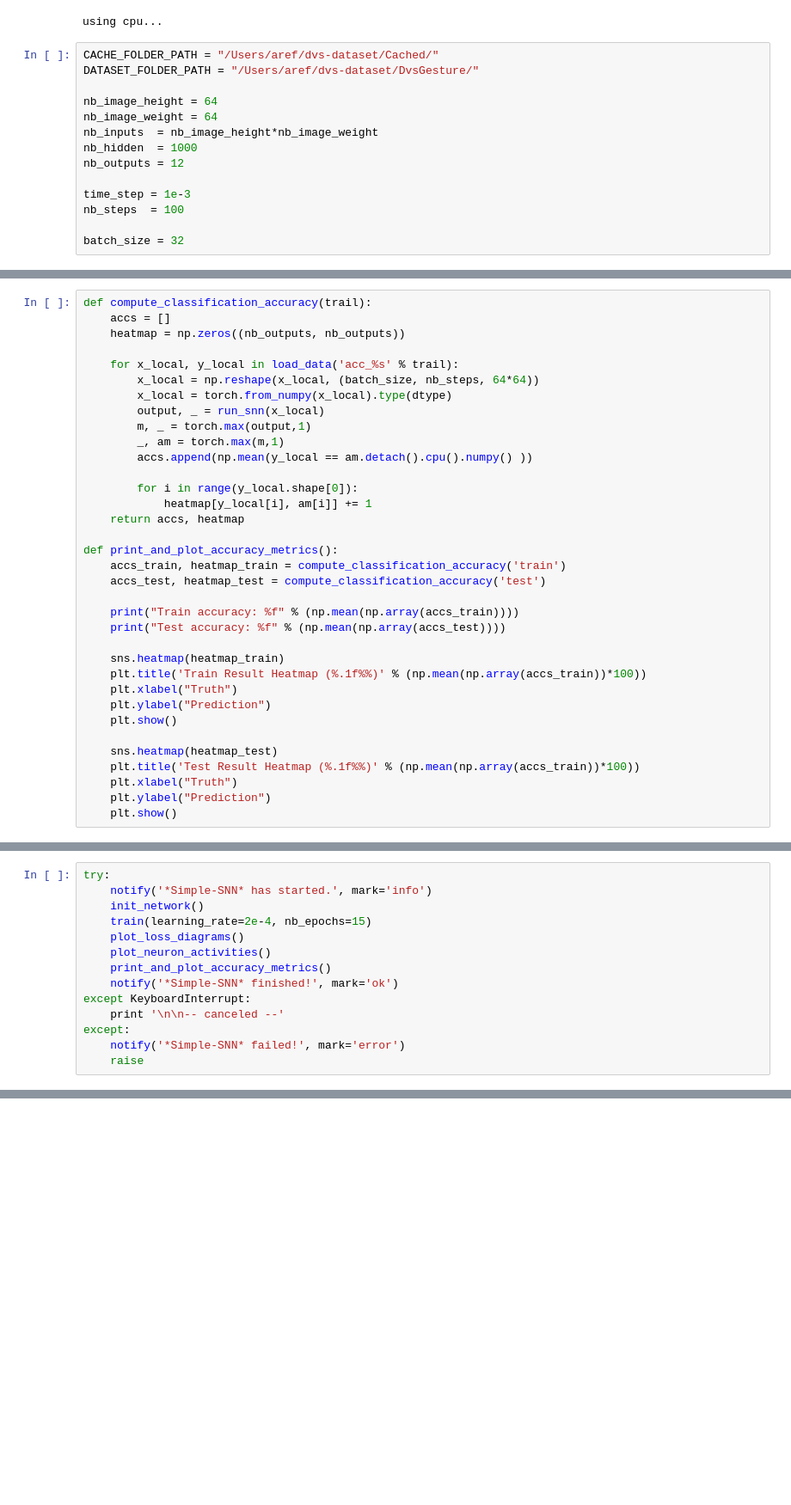
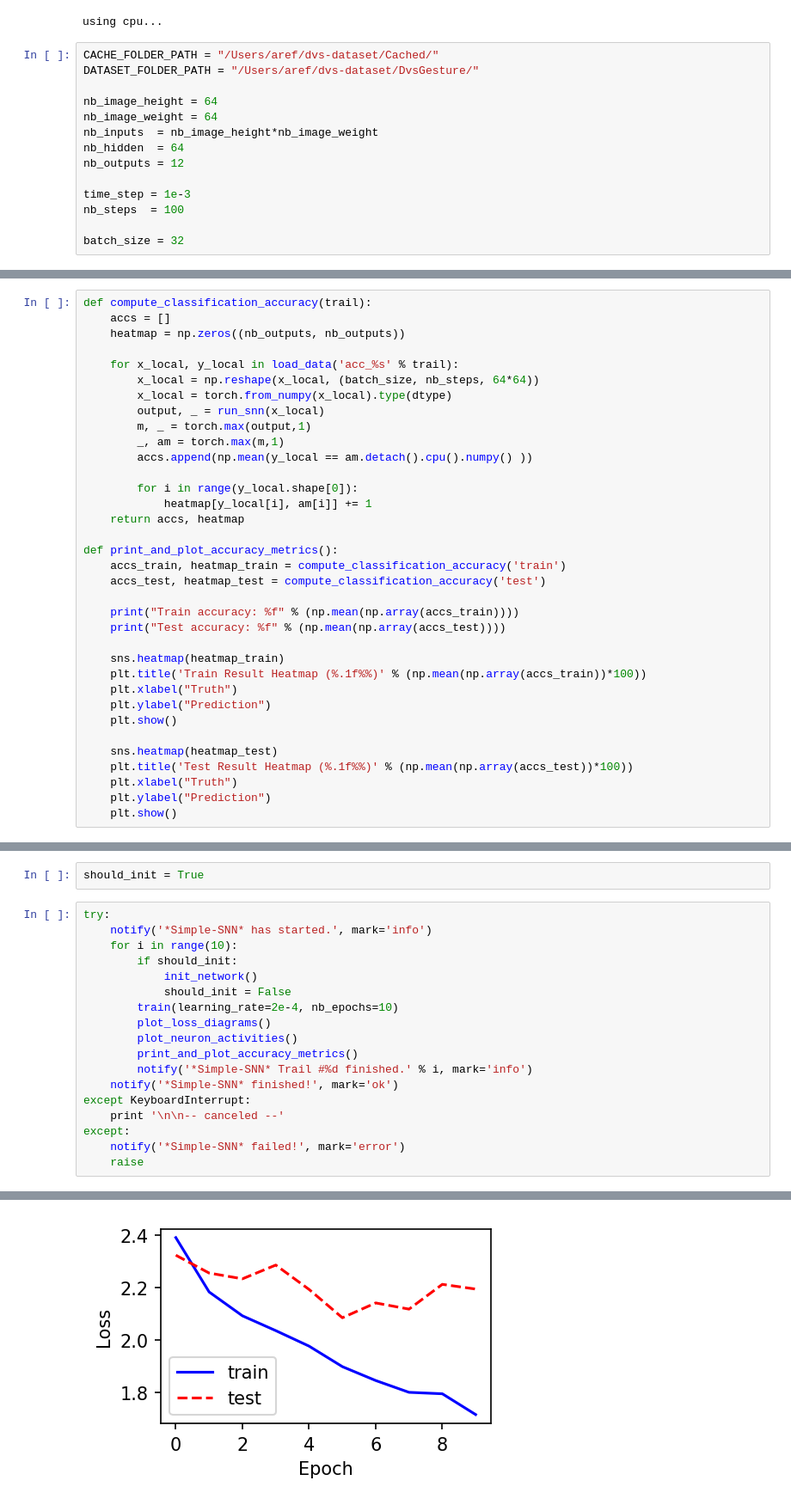
Before and after one commit to ArefMq/action-recognition-via-snn, a Jupyter notebook: simple_spike_nn.ipynb, the cells around one changed output, grey strips where cells are left out. Shown at 86% size. Saved outputs shown, nothing was run; the diff lists cells and outputs as text; blank space fills up the shorter version.

```diff
--- a/simple_spike_nn.ipynb
+++ b/simple_spike_nn.ipynb
@@ -35,7 +35,7 @@ DATASET_FOLDER_PATH = "/Users/aref/dvs-dataset/DvsGesture/"
 nb_image_height = 64
 nb_image_weight = 64
 nb_inputs  = nb_image_height*nb_image_weight
-nb_hidden  = 1000
+nb_hidden  = 64
 nb_outputs = 12
 
 time_step = 1e-3
@@ -245,7 +245,7 @@ def print_and_plot_accuracy_metrics():
     plt.show()
 
     sns.heatmap(heatmap_test)
-    plt.title('Test Result Heatmap (%.1f%%)' % (np.mean(np.array(accs_train))*100))
+    plt.title('Test Result Heatmap (%.1f%%)' % (np.mean(np.array(accs_test))*100))
     plt.xlabel("Truth")
     plt.ylabel("Prediction")
     plt.show()
@@ -303,14 +303,20 @@ def plot_neuron_activities():
 
         sns.despine()
     plt.show()
+# %%
+should_init = True
 # %%
 try:
     notify('*Simple-SNN* has started.', mark='info')
-    init_network()
-    train(learning_rate=2e-4, nb_epochs=15)
-    plot_loss_diagrams()
-    plot_neuron_activities()
-    print_and_plot_accuracy_metrics()
+    for i in range(10):
+        if should_init:
+            init_network()
+            should_init = False
+        train(learning_rate=2e-4, nb_epochs=10)
+        plot_loss_diagrams()
+        plot_neuron_activities()
+        print_and_plot_accuracy_metrics()
+        notify('*Simple-SNN* Trail #%d finished.' % i, mark='info')
     notify('*Simple-SNN* finished!', mark='ok')
 except KeyboardInterrupt:
     print '\n\n-- canceled --'
@@ -323,0 +344 @@ Epoch 1/15
+[figure, added]
```
Also changed, not shown: parts of 2 cells of this notebook, 1 other file.
